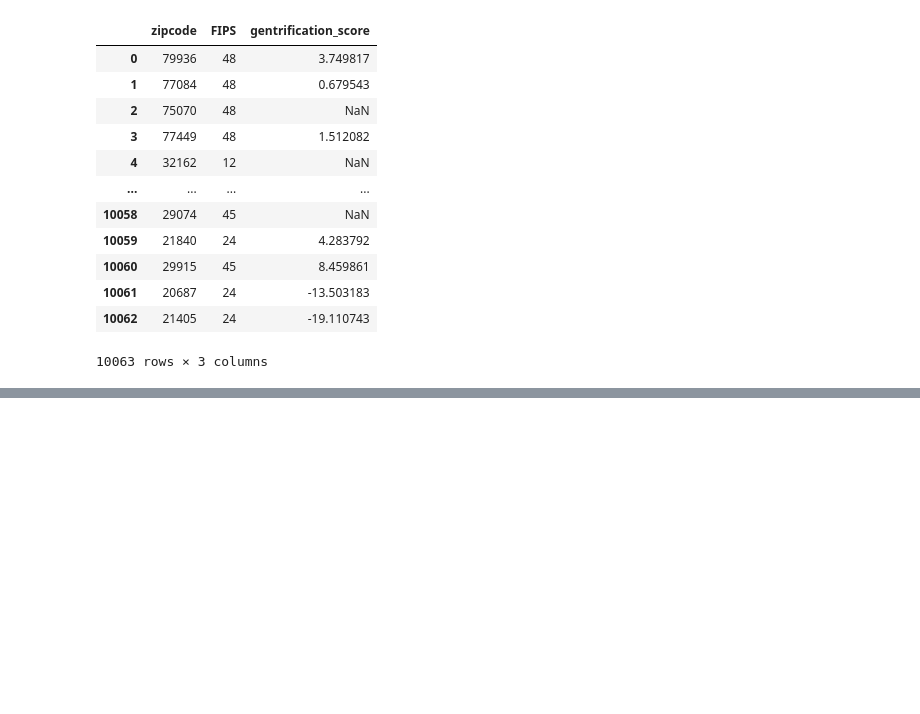
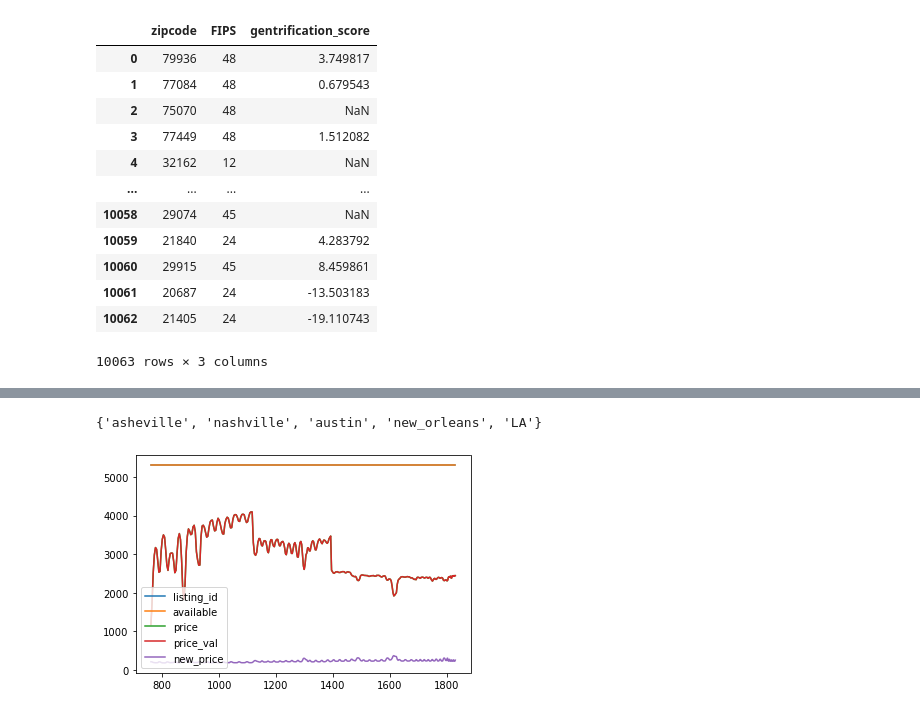
Before and after one commit to deepdaydreams/citadel-datathon-2021, a Jupyter notebook: initial_eda.ipynb, the cells around one changed output, grey strips where cells are left out. Drawn from its saved outputs; the diff is of its cells as text; code cells hidden in the pictures; blank space fills up the shorter version.

```diff
--- a/initial_eda.ipynb
+++ b/initial_eda.ipynb
@@ -522,0 +580,14 @@ for ind, year in enumerate(['2011', '2017']):
+# %%
+#calendar_counts.reset_index(inplace=True)
+#calendar_counts['date'] = pd.to_datetime(calendar_counts['date'])
+#calendar_counts = calendar_counts.set_index('date')
+#calendar_counts[calendar_counts['listing_id'] == 'asheville'].plot()
+print({i for i in calendar_counts['metro_area']})
+#calendar_counts['new_price'] = calendar_means.reset_index()['price_val']
+city = 'new_orleans'
+calendar_counts[calendar_counts['metro_area'] == city].plot()
+plt.savefig('{}_calendar_agg.png'.format(city))
+#calendar_counts.groupby('metro_area')['listing_id'].plot()
+# %% [output]
+{'asheville', 'nashville', 'austin', 'new_orleans', 'LA'}
+[figure, added]
```
Also changed, not shown: parts of 16 cells of this notebook.
